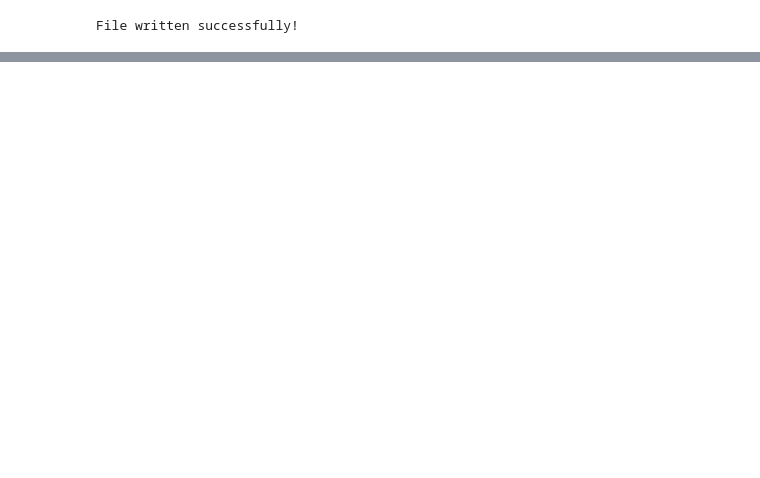
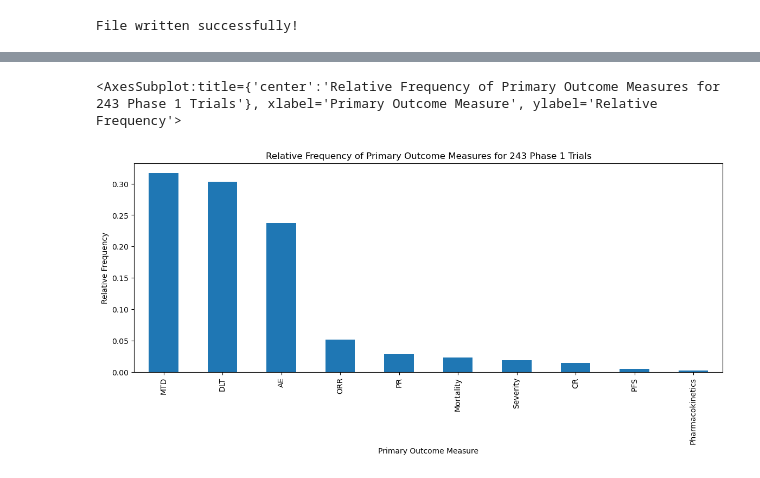
Before and after one commit to Bloomh/Immunai-PFS-Project, a Jupyter notebook: api_request.ipynb, the cells around one changed output, grey strips where cells are left out. Saved outputs shown, nothing was run; the diff lists cells and outputs as text; code cells hidden in the pictures; blank space fills up the shorter version.

```diff
--- a/api_request.ipynb
+++ b/api_request.ipynb
@@ -184,0 +351,8 @@ See the caveats in the documentation: https://pandas.pydata.org/pandas-docs/stab
+# %%
+plt.figure(figsize=(14,5))
+classifiedcounts = df[(df['PrimaryCat'] != 'Unclassified') & (df['Phase'] == 'Phase 1')]['PrimaryCat'].value_counts()
+classifiedcounts /= classifiedcounts.sum()
+classifiedcounts.plot(kind='bar', title=f'Relative Frequency of Primary Outcome Measures for {phase_counts["Phase 1"]} Phase 1 Trials', xlabel='Primary Outcome Measure', ylabel='Relative Frequency')
+# %% [output]
+<AxesSubplot:title={'center':'Relative Frequency of Primary Outcome Measures for 243 Phase 1 Trials'}, xlabel='Primary Outcome Measure', ylabel='Relative Frequency'>
+[figure, added]
```
Also changed, not shown: parts of 23 cells of this notebook, 1 other file.
